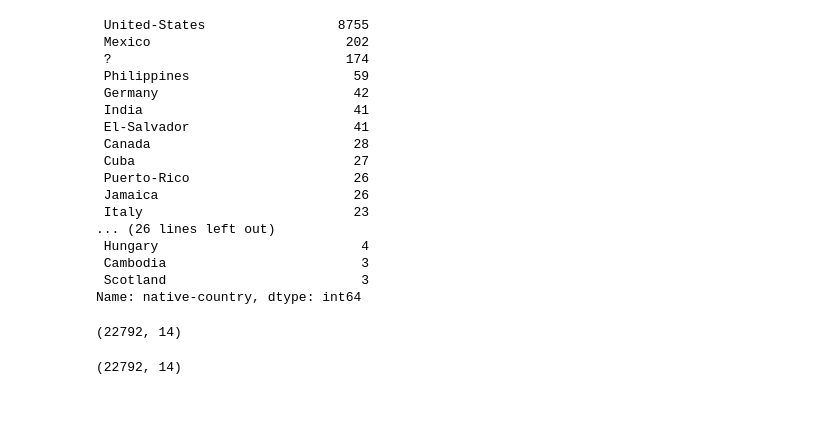
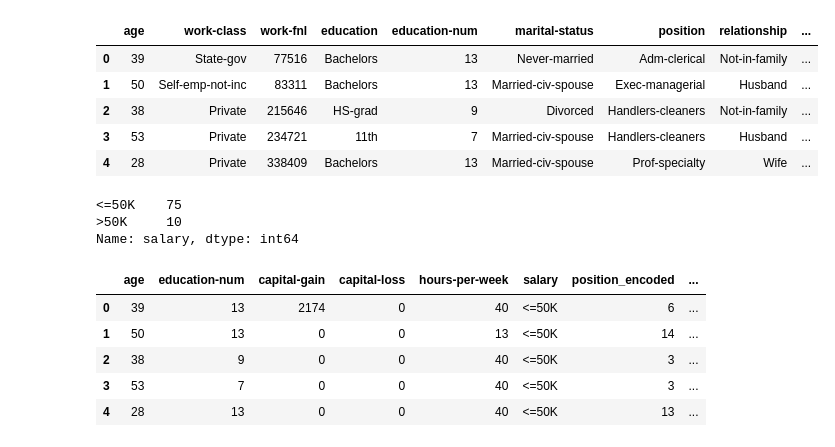
Before and after one commit to omarr-gamal/Employee-Salary-Prediction-ML-Project, a Jupyter notebook: project/predict.ipynb, the cells around one changed output. Drawn from its saved outputs; the diff is of its cells as text; code cells hidden in the pictures; blank space fills up the shorter version.

```diff
--- a/project/predict.ipynb
+++ b/project/predict.ipynb
@@ -16,4 +17,4 @@ from tensorflow.keras.models import Model
 
 from scipy import stats
 # %%
-data = pd.read_csv("test.csv")
+data = pd.read_csv("data.csv")
@@ -41,21 +20,0 @@ Name: native-country, dtype: int64
-# %%
-data = pd.read_csv("test.csv")
-data['native-country'].value_counts()
-# %% [output]
- United-States                 8755
- Mexico                         202
- ?                              174
- Philippines                     59
- Germany                         42
- India                           41
- El-Salvador                     41
- Canada                          28
- Cuba                            27
- Puerto-Rico                     26
- Jamaica                         26
- Italy                           23
-... (26 lines left out)
- Hungary                          4
- Cambodia                         3
- Scotland                         3
-Name: native-country, dtype: int64
@@ -64,6 +23,11 @@ data = data.drop('education', axis=1)
 # %%
-data.shape
+data.head()
 # %% [output]
-(22792, 14)
+|  | age | work-class | work-fnl | education | education-num | marital-status | position | relationship | ... |
+| 0 | 39 | State-gov | 77516 | Bachelors | 13 | Never-married | Adm-clerical | Not-in-family | ... |
+| 1 | 50 | Self-emp-not-inc | 83311 | Bachelors | 13 | Married-civ-spouse | Exec-managerial | Husband | ... |
+| 2 | 38 | Private | 215646 | HS-grad | 9 | Divorced | Handlers-cleaners | Not-in-family | ... |
+| 3 | 53 | Private | 234721 | 11th | 7 | Married-civ-spouse | Handlers-cleaners | Husband | ... |
+| 4 | 28 | Private | 338409 | Bachelors | 13 | Married-civ-spouse | Prof-specialty | Wife | ... |
 # %%
 data = data.applymap(lambda x: x.strip() if isinstance(x, str) else x)
@@ -77,0 +179,7 @@ for col in data.columns:
+# %%
+# salaries where position is Exec-managerial
+data[data['native-country_encoded'] == 32]['salary'].value_counts()
+# %% [output]
+<=50K    75
+>50K     10
+Name: salary, dtype: int64
@@ -78,7 +192,12 @@ for col in data.columns:
 # %%
-data.shape
+data.head()
 # %% [output]
-(22792, 14)
+|  | age | education-num | capital-gain | capital-loss | hours-per-week | salary | position_encoded | ... |
+| 0 | 39 | 13 | 2174 | 0 | 40 | <=50K | 6 | ... |
+| 1 | 50 | 13 | 0 | 0 | 13 | <=50K | 14 | ... |
+| 2 | 38 | 9 | 0 | 0 | 40 | <=50K | 3 | ... |
+| 3 | 53 | 7 | 0 | 0 | 40 | <=50K | 3 | ... |
+| 4 | 28 | 13 | 0 | 0 | 40 | <=50K | 13 | ... |
 # %%
 data = data.drop_duplicates()
 data.shape
```
Also changed, not shown: parts of 35 cells of this notebook, 4 other files.
